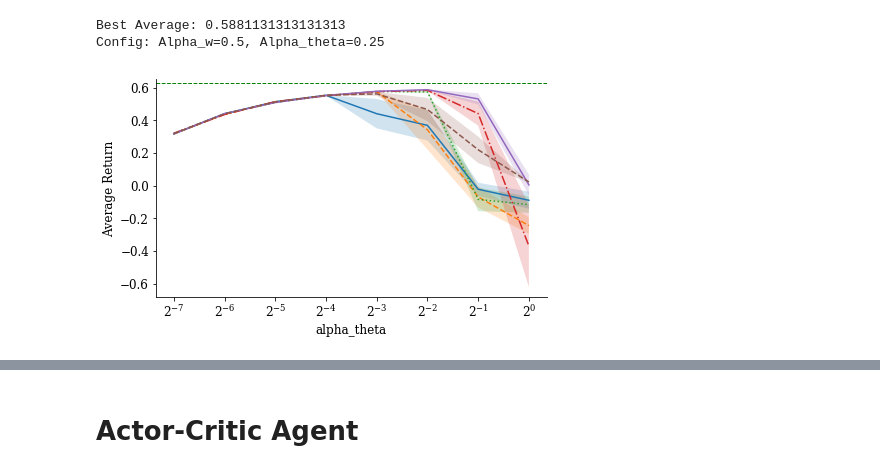
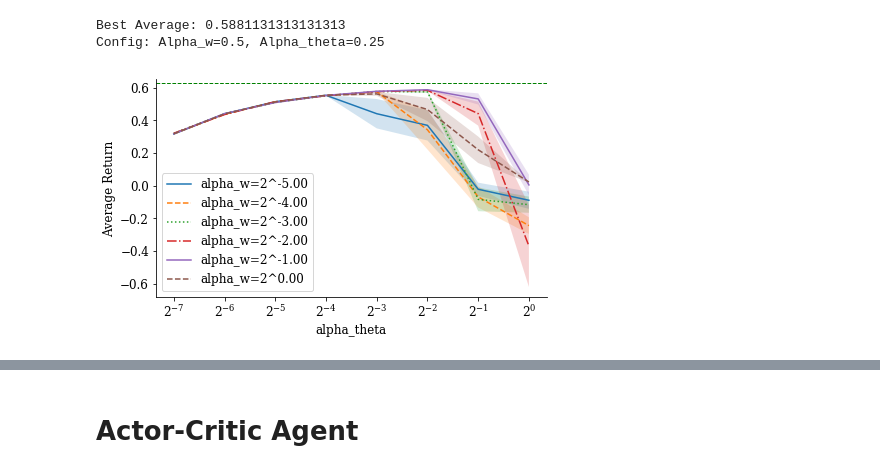
Before and after one commit to nimamahmoudi/rlai-policy-gradient-methods, a Jupyter notebook: final1_smart_vacuum-Copy1.ipynb, the cells around one changed output, grey strips where cells are left out. Cells and saved outputs as stored; diff of their text form; code cells hidden in the pictures.

```diff
--- a/final1_smart_vacuum-Copy1.ipynb
+++ b/final1_smart_vacuum-Copy1.ipynb
@@ -16,8 +16,8 @@ import datetime
 np.random.seed(0)
 
 env_name = 'smart-vac'
-just_plot = False
-# just_plot = True
+# just_plot = False
+just_plot = True
 
 # show plots inline
 %matplotlib inline
@@ -460,21 +547,21 @@ Config: Alpha_w=0.5, Alpha_theta=0.25
 # %%
 all_total_avgs = np.array(all_total_avgs)
 all_total_stds = np.array(all_total_stds)
 plt.figure(1, figsize=(7, 4))
 
 for i in range(all_total_avgs.shape[0]):
     all_avgs = all_total_avgs[i, :]
     plt.semilogx(alphas_theta, all_avgs, basex=alpha_base)
     se = np.array(all_total_stds[i, :]) / np.sqrt(num_of_tests)
     plt.fill_between(alphas_theta, all_avgs - se, all_avgs + se, alpha=0.2)
 # plt.title(f'Average Return in {episode_count} Episodes')
 plt.xlabel('alpha_theta')
 plt.ylabel('Average Return')
 # plt.ylabel('Average Total Reward on Episode')
-# plt.legend(
-#     [f'alpha_w={alpha_base}^{alpha_pow:.2f}' for alpha_pow in alpha_pows_w])
+plt.legend(
+    [f'alpha_w={alpha_base}^{alpha_pow:.2f}' for alpha_pow in alpha_pows_w])
 plt.axhline(y=best_performance, linewidth=1, color="g", linestyle='--')
 # plt.ylim(best_performance-2.13, best_performance+.07)
 plt.savefig(f'{figs_folder}smart_vac_{agent_name}_episodes_{episode_count}_all.pdf')
 # %% [output]
-[figure, old version]
+[figure, new version]
```
Also changed, not shown: parts of 8 cells of this notebook, 10 other files.
